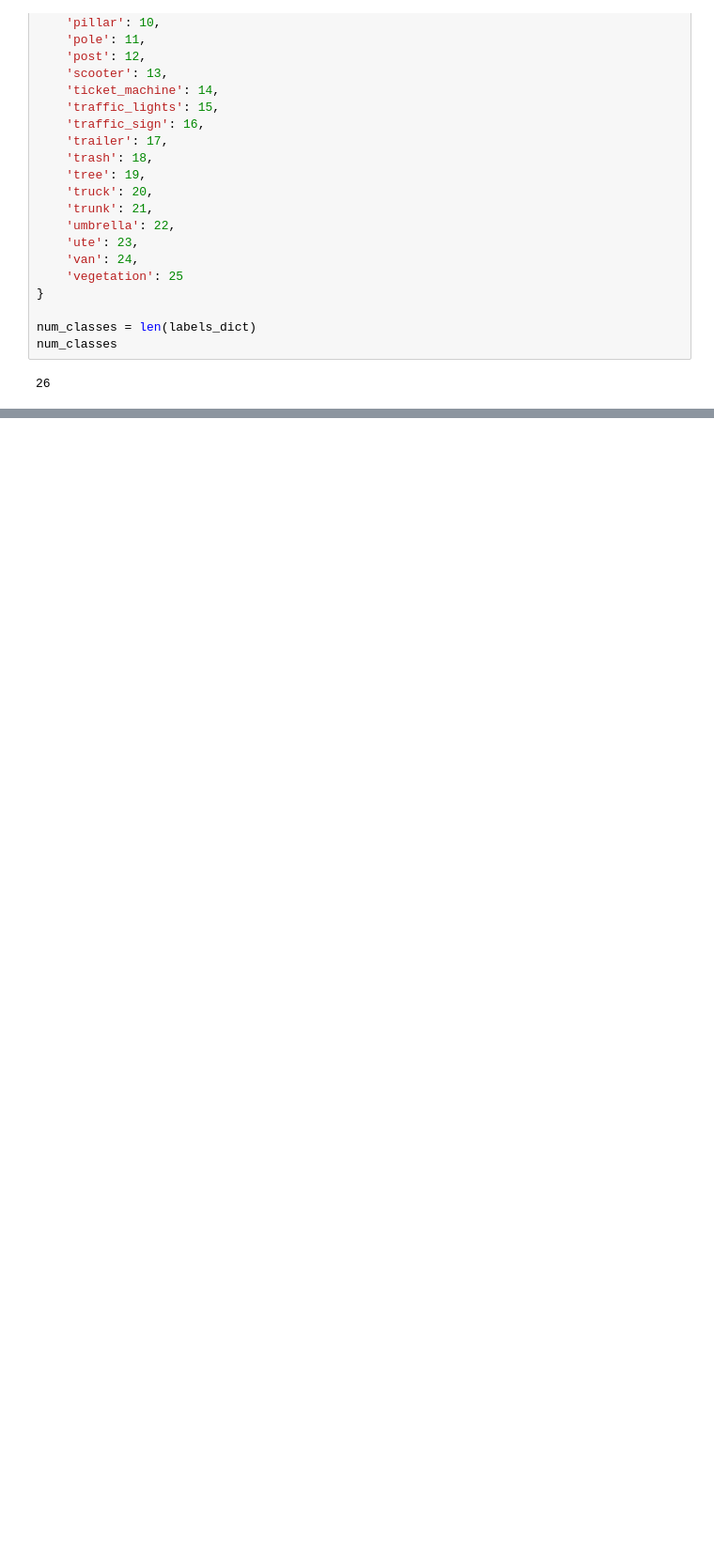
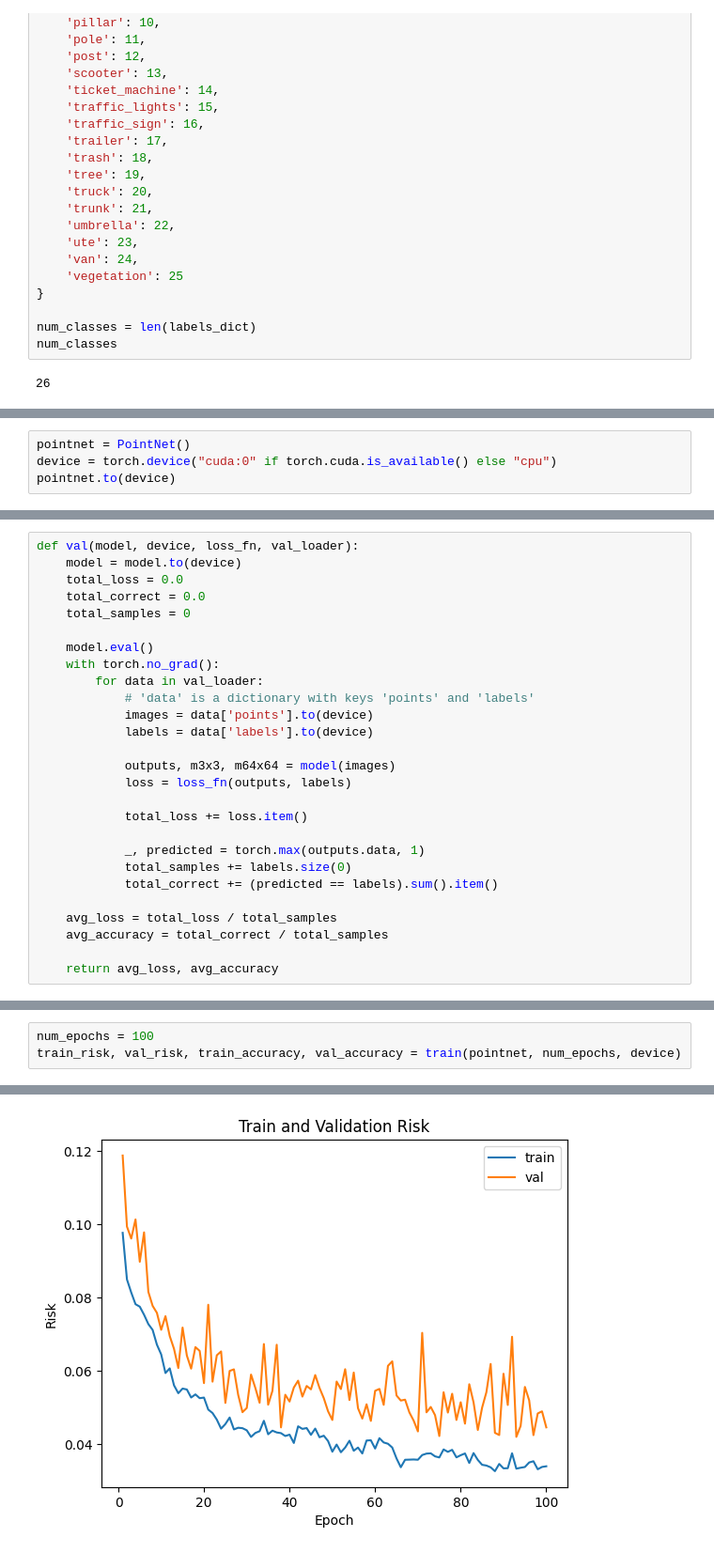
Before and after one commit to Qintao-Zhang/1508Project, a Jupyter notebook: PointNet.ipynb, the cells around one changed output, grey strips where cells are left out. Shown at 94% size. Saved outputs shown, nothing was run; the diff lists cells and outputs as text; blank space fills up the shorter version.

```diff
--- a/PointNet.ipynb
+++ b/PointNet.ipynb
@@ -175,0 +272,4 @@ print(train[0]['labels'])
+# %%
+pointnet = PointNet()
+device = torch.device("cuda:0" if torch.cuda.is_available() else "cpu")
+pointnet.to(device)
@@ -175,0 +294,27 @@ print(train[0]['labels'])
+# %%
+def val(model, device, loss_fn, val_loader):
+    model = model.to(device)
+    total_loss = 0.0
+    total_correct = 0.0
+    total_samples = 0
+
+    model.eval()
+    with torch.no_grad():
+        for data in val_loader:
+            # 'data' is a dictionary with keys 'points' and 'labels'
+            images = data['points'].to(device)
+            labels = data['labels'].to(device)
+
+            outputs, m3x3, m64x64 = model(images)
+            loss = loss_fn(outputs, labels)
+
+            total_loss += loss.item()
+
+            _, predicted = torch.max(outputs.data, 1)
+            total_samples += labels.size(0)
+            total_correct += (predicted == labels).sum().item()
+
+    avg_loss = total_loss / total_samples
+    avg_accuracy = total_correct / total_samples
+
+    return avg_loss, avg_accuracy
@@ -175,0 +396,4 @@ print(train[0]['labels'])
+# %%
+num_epochs = 100
+train_risk, val_risk, train_accuracy, val_accuracy = train(pointnet, num_epochs, device)
+# %% [output]
@@ -175,0 +417 @@ print(train[0]['labels'])
+[figure, added]
```
Also changed, not shown: parts of 12 cells of this notebook.
